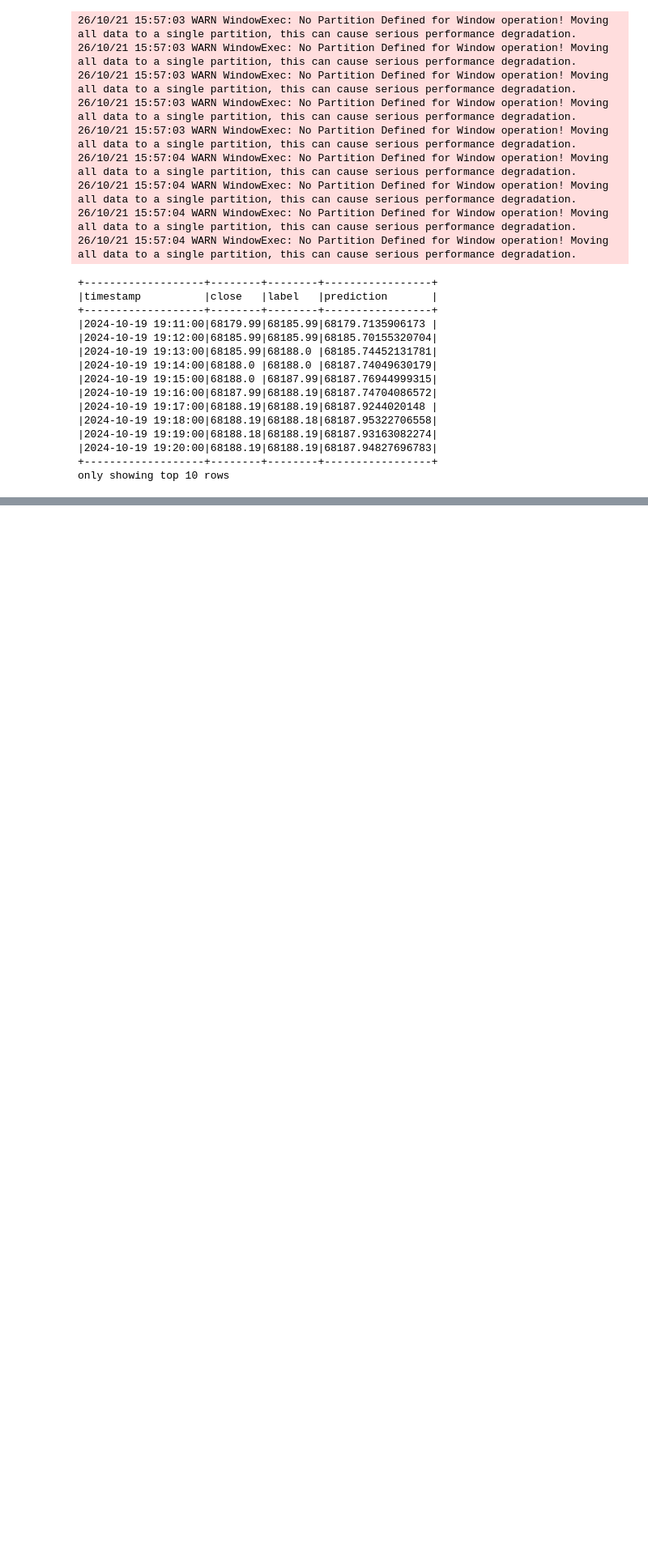
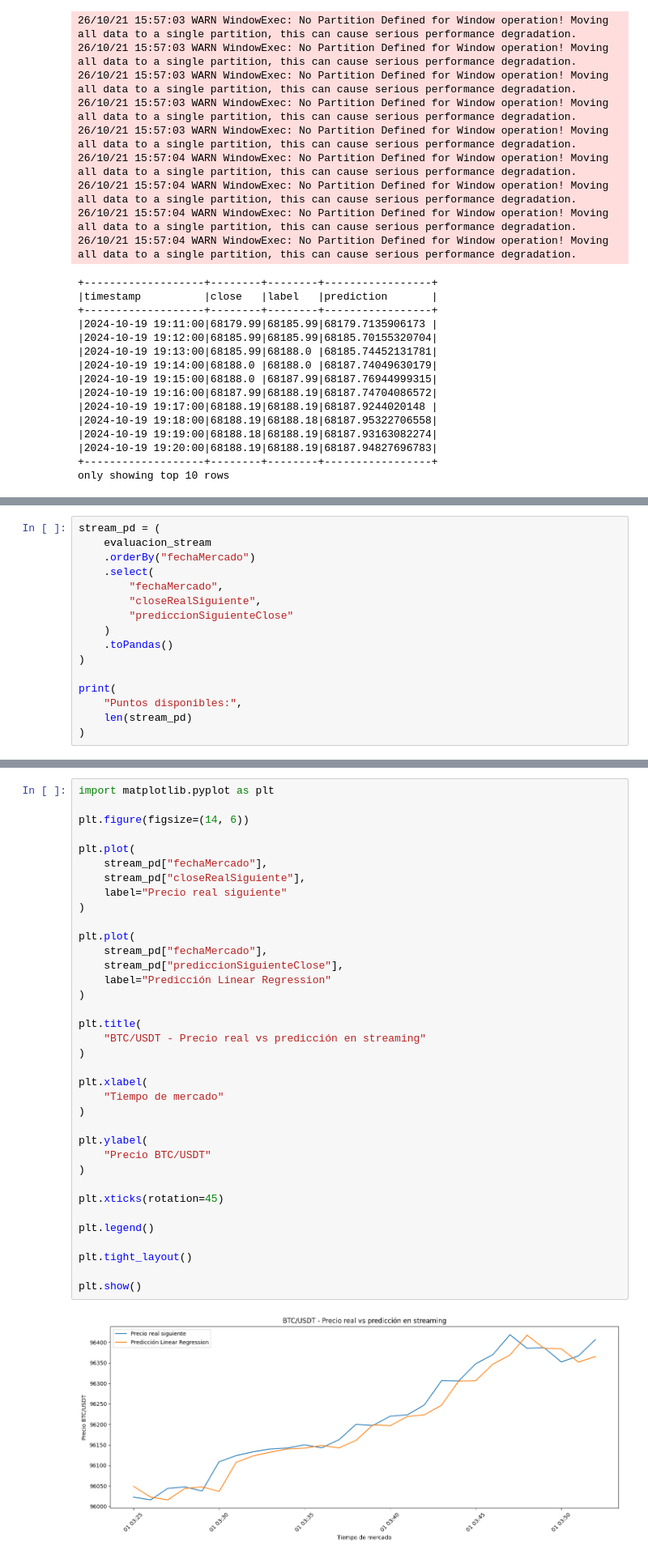
Before and after one commit to julmerqa/bigdata, a Jupyter notebook: pyspark/sesiones/s10-series-tiempo-inferencia-streaming/10_series_tiempo_crypto_btc.ipynb, the cells around one changed output, grey strips where cells are left out. Shown at 81% size. Saved outputs shown, nothing was run; the diff lists cells and outputs as text; blank space fills up the shorter version.

Commit message:
feat(s10): implementar inferencia BTC con Kafka y Spark Streaming

```diff
--- a/pyspark/sesiones/s10-series-tiempo-inferencia-streaming/10_series_tiempo_crypto_btc.ipynb
+++ b/pyspark/sesiones/s10-series-tiempo-inferencia-streaming/10_series_tiempo_crypto_btc.ipynb
@@ -1310,0 +1710,16 @@ only showing top 10 rows
+# %%
+stream_pd = (
+    evaluacion_stream
+    .orderBy("fechaMercado")
+    .select(
+        "fechaMercado",
+        "closeRealSiguiente",
+        "prediccionSiguienteClose"
+    )
+    .toPandas()
+)
+
+print(
+    "Puntos disponibles:",
+    len(stream_pd)
+)
@@ -1310,0 +1754,38 @@ only showing top 10 rows
+# %%
+import matplotlib.pyplot as plt
+
+plt.figure(figsize=(14, 6))
+
+plt.plot(
+    stream_pd["fechaMercado"],
+    stream_pd["closeRealSiguiente"],
+    label="Precio real siguiente"
+)
+
+plt.plot(
+    stream_pd["fechaMercado"],
+    stream_pd["prediccionSiguienteClose"],
+    label="Predicción Linear Regression"
+)
+
+plt.title(
+    "BTC/USDT - Precio real vs predicción en streaming"
+)
+
+plt.xlabel(
+    "Tiempo de mercado"
+)
+
+plt.ylabel(
+    "Precio BTC/USDT"
+)
+
+plt.xticks(rotation=45)
+
+plt.legend()
+
+plt.tight_layout()
+
+plt.show()
+# %% [output]
+[figure, added]
```
Also changed, not shown: parts of 20 cells of this notebook, 4 other files.
